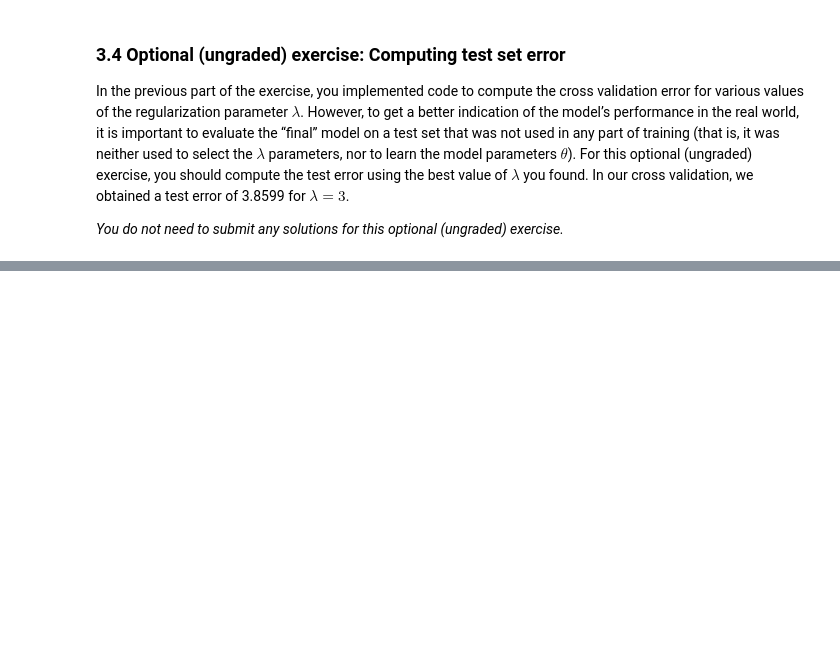
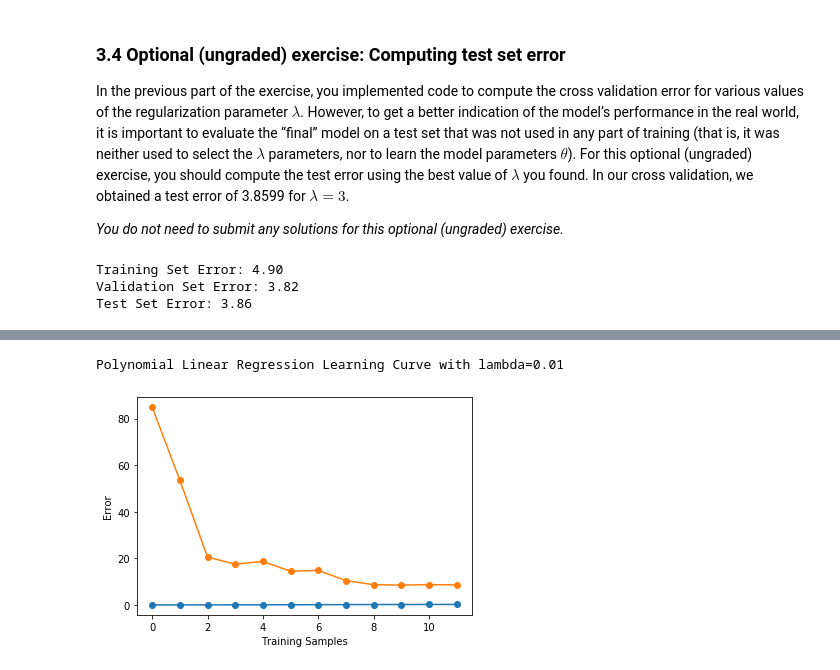
Before and after one commit to 1byte-yoda/ml-coursera-python-assignments, a Jupyter notebook: Exercise5/exercise5.ipynb, the cells around one changed output, grey strips where cells are left out. Saved outputs shown, nothing was run; the diff lists cells and outputs as text; code cells hidden in the pictures; blank space fills up the shorter version.

Commit message:
Finished Optional Exercises on Exercise 5

```diff
--- a/Exercise5/exercise5.ipynb
+++ b/Exercise5/exercise5.ipynb
@@ -735,12 +786,9 @@ def validationCurve(X, y, Xval, yval):
 
     # ====================== YOUR CODE HERE ======================
     for i in range(len(lambda_vec)):
-        learned_theta = utils.trainLinearReg(linearRegCostFunction, X, y, lambda_=lambda_vec[i])
-        train_cost, _ = linearRegCostFunction(X, y, learned_theta, lambda_=0)
-        cv_cost, _ = linearRegCostFunction(Xval, yval, learned_theta, lambda_=0)
-
-        error_train[i] = train_cost
-        error_val[i] = cv_cost
+        learned_thetas = utils.trainLinearReg(linearRegCostFunction, X, y, lambda_=lambda_vec[i])
+        error_train[i], _ = linearRegCostFunction(X, y, learned_thetas, lambda_=0)
+        error_val[i], _ = linearRegCostFunction(Xval, yval, learned_thetas, lambda_=0)
     # ============================================================
     return lambda_vec, error_train, error_val
 # %% [markdown]
@@ -798,6 +846,19 @@ Regularized Linear Regression Cost Function |  25 /  25 | Nice work!
 In the previous part of the exercise, you implemented code to compute the cross validation error for various values of the regularization parameter $\lambda$. However, to get a better indication of the model’s performance in the real world, it is important to evaluate the “final” model on a test set that was not used in any part of training (that is, it was neither used to select the $\lambda$ parameters, nor to learn the model parameters $\theta$). For this optional (ungraded) exercise, you should compute the test error using the best value of $\lambda$ you found. In our cross validation, we obtained a test error of 3.8599 for $\lambda = 3$.
 
 *You do not need to submit any solutions for this optional (ungraded) exercise.*
+# %%
+best_lambda = 3
+trained_theta = utils.trainLinearReg(linearRegCostFunction, X_poly, y, lambda_=best_lambda)
+
+train_error, _ = linearRegCostFunction(X_poly, y, trained_theta, lambda_=0)
+val_error, _ = linearRegCostFunction(X_poly_val, yval, trained_theta, lambda_=0)
+test_error, _ = linearRegCostFunction(X_poly_test, ytest, trained_theta, lambda_=0)
+
+print('Training Set Error: %.2f\nValidation Set Error: %.2f\nTest Set Error: %.2f' % (train_error, val_error, test_error))
+# %% [output]
+Training Set Error: 4.90
+Validation Set Error: 3.82
+Test Set Error: 3.86
 # %% [markdown]
 ### 3.5 Optional (ungraded) exercise: Plotting learning curves with randomly selected examples
 
@@ -810,3 +871,31 @@ For this optional (ungraded) exercise, you should implement the above strategy f
 ![](Figures/learning_curve_random.png)
 
 *You do not need to submit any solutions for this optional (ungraded) exercise.*
+# %%
+lambda_ = 0.01
+repeat = 50
+
+m = y.size
+error_train = np.zeros(m)
+error_cv = np.zeros(m)
+options = {'maxiter': 200}
+
+for i in range(m):
+    accumulated_train_error = 0
+    accumulated_cv_error = 0
+    for j in range(repeat):
+        sample_indices = np.random.permutation(m)[:i+1]
+        learned_theta = utils.trainLinearReg(linearRegCostFunction, X_poly[sample_indices], y[sample_indices], lambda_=lambda_)
+        accumulated_train_error += linearRegCostFunction(X_poly[sample_indices], y[sample_indices], learned_theta, lambda_=0)[0]
+        accumulated_cv_error += linearRegCostFunction(X_poly_val[sample_indices], yval[sample_indices], learned_theta, lambda_=0)[0]
+    error_train[i] = accumulated_train_error / repeat
+    error_cv[i] = accumulated_cv_error / repeat
+# %%
+print('Polynomial Linear Regression Learning Curve with lambda=%.2f' % lambda_)
+pyplot.plot(np.arange(m), error_train, '-o', np.arange(m), error_cv, '-o')
+pyplot.xlabel('Training Samples')
+pyplot.ylabel('Error')
+pyplot.show()
+# %% [output]
+Polynomial Linear Regression Learning Curve with lambda=0.01
+[figure, added]
```
Also changed, not shown: parts of 7 cells of this notebook.
